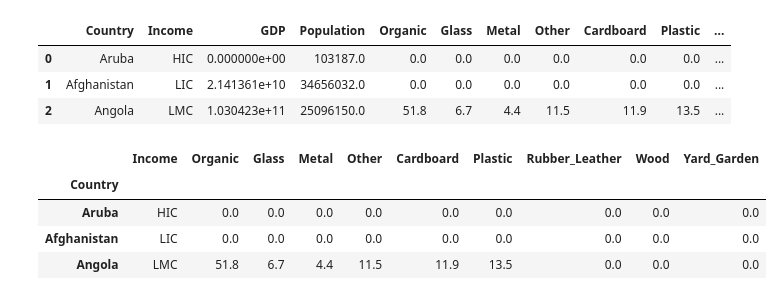
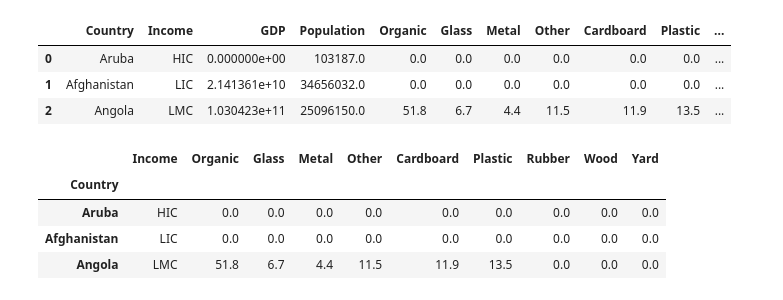
Before and after one commit to ShilpaMuralidhar/WasteManagement, a Jupyter notebook: Data_Science/viz_treemap_composition.ipynb, the cells around one changed output. Drawn from its saved outputs; the diff is of its cells as text; code cells hidden in the pictures.

```diff
--- a/Data_Science/viz_treemap_composition.ipynb
+++ b/Data_Science/viz_treemap_composition.ipynb
@@ -54,9 +54,9 @@ All_waste = waste.rename(columns={'country_name': 'Country',
                                 'composition_other_percent': 'Other',
                                 'composition_paper_cardboard_percent': 'Cardboard',
                                 'composition_plastic_percent': 'Plastic',
-                                'composition_rubber_leather_percent': 'Rubber_Leather',
+                                'composition_rubber_leather_percent': 'Rubber',
                                 'composition_wood_percent': 'Wood',
-                                'composition_yard_garden_green_waste_percent': 'Yard_Garden',
+                                'composition_yard_garden_green_waste_percent': 'Yard',
                                 'special_waste_agricultural_waste_tons_year': 'Agricultural',
                                 'special_waste_construction_and_demolition_waste_tons_year': 'Building',
                                 'special_waste_e_waste_tons_year': 'Electronic',
@@ -74,19 +74,19 @@ All_waste.fillna(0).head(3)
 # %%
 General_waste = All_waste[['Country',
                        'Income',
                        'Organic',
                         'Glass',
                         'Metal',
                         'Other',
                         'Cardboard',
                         'Plastic',
-                        'Rubber_Leather',
+                        'Rubber',
                         'Wood',
-                        'Yard_Garden'
+                        'Yard'
                         ]]
 General_waste.fillna(0).set_index('Country').head(3)
 # %% [output]
-|  | Income | Organic | Glass | Metal | Other | Cardboard | Plastic | Rubber_Leather | Wood | Yard_Garden |
+|  | Income | Organic | Glass | Metal | Other | Cardboard | Plastic | Rubber | Wood | Yard |
 | Country |  |  |  |  |  |  |  |  |  |  |
 | Aruba | HIC | 0.0 | 0.0 | 0.0 | 0.0 | 0.0 | 0.0 | 0.0 | 0.0 | 0.0 |
 | Afghanistan | LIC | 0.0 | 0.0 | 0.0 | 0.0 | 0.0 | 0.0 | 0.0 | 0.0 | 0.0 |
```
Also changed, not shown: parts of 9 cells of this notebook, 3 other files.
